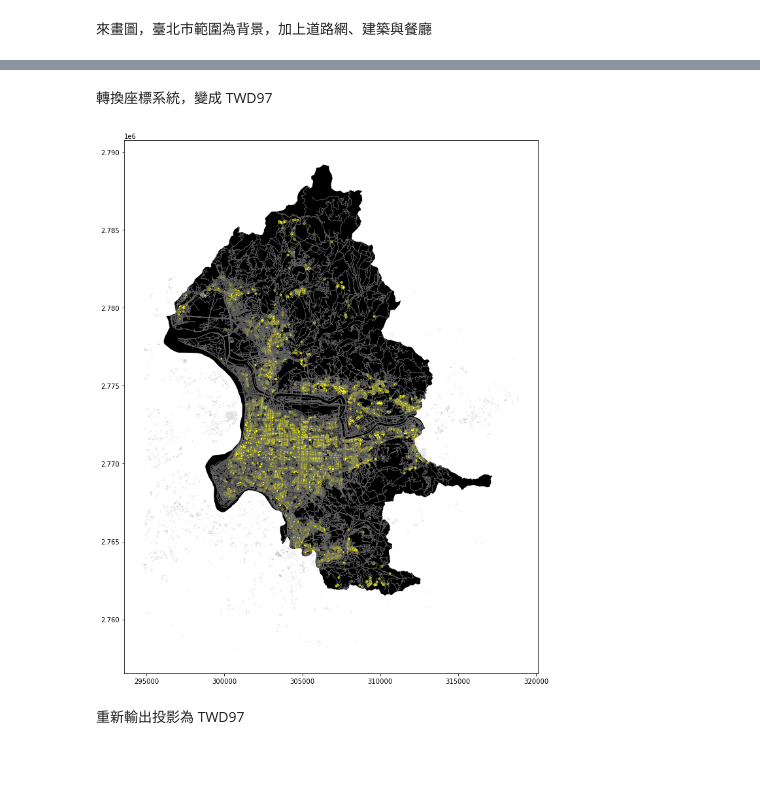
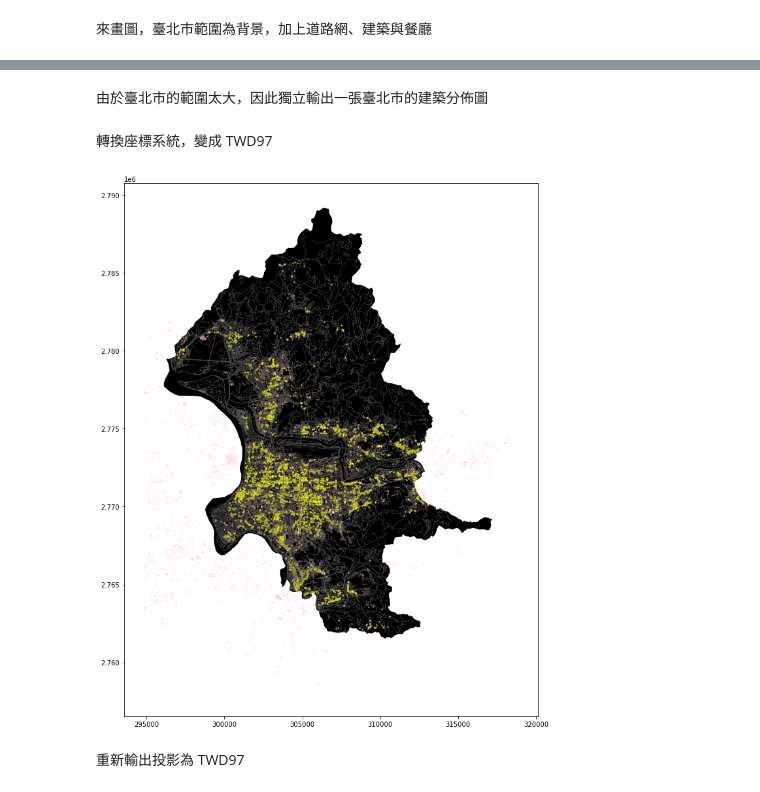
Before and after one commit to Supaplextw/OpenStreetMap-Python, a Jupyter notebook: OSMnx Taipei.ipynb, the cells around one changed output, grey strips where cells are left out. Cells and saved outputs as stored; diff of their text form; code cells hidden in the pictures; blank space fills up the shorter version.

```diff
--- a/OSMnx Taipei.ipynb
+++ b/OSMnx Taipei.ipynb
@@ -248,3 +343,5 @@ plt.tight_layout()
+# %% [markdown]
+由於臺北市的範圍太大，因此獨立輸出一張臺北市的建築分佈圖
 # %%
 from pyproj import CRS
 
@@ -252,28 +349,28 @@ from pyproj import CRS
 projection = CRS.from_epsg(3826) #TWD97 投影
 
 # Re-project layers
-area = area.to_crs(projection)
-edges = edges.to_crs(projection)
-buildings = buildings.to_crs(projection)
-restaurants = restaurants.to_crs(projection)
+area2 = area.to_crs(projection)
+edges2 = edges.to_crs(projection)
+buildings2 = buildings.to_crs(projection)
+restaurants2 = restaurants.to_crs(projection)
 # %% [markdown]
 轉換座標系統，變成 TWD97
 # %%
 fig, ax = plt.subplots(figsize=(18,12))
 
 # Plot the footprint
-area.plot(ax=ax, facecolor='black')
+area2.plot(ax=ax, facecolor='black')
 
 # Plot street edges
-edges.plot(ax=ax, linewidth=0.5, edgecolor='dimgray')
+edges2.plot(ax=ax, linewidth=0.2, edgecolor='dimgray')
 
 # Plot buildings
-buildings.plot(ax=ax, facecolor='silver', alpha=0.7)
+buildings2.plot(ax=ax, facecolor='pink', alpha=0.7)
 
 # Plot restaurants
-restaurants.plot(ax=ax, color='yellow', alpha=0.7, markersize=10)
+restaurants2.plot(ax=ax, color='yellow', alpha=0.7, markersize=2)
 plt.tight_layout()
 # %% [output]
-[figure, old version]
+[figure, new version]
 # %% [markdown]
 重新輸出投影為 TWD97
```
Also changed, not shown: parts of 22 cells of this notebook.
